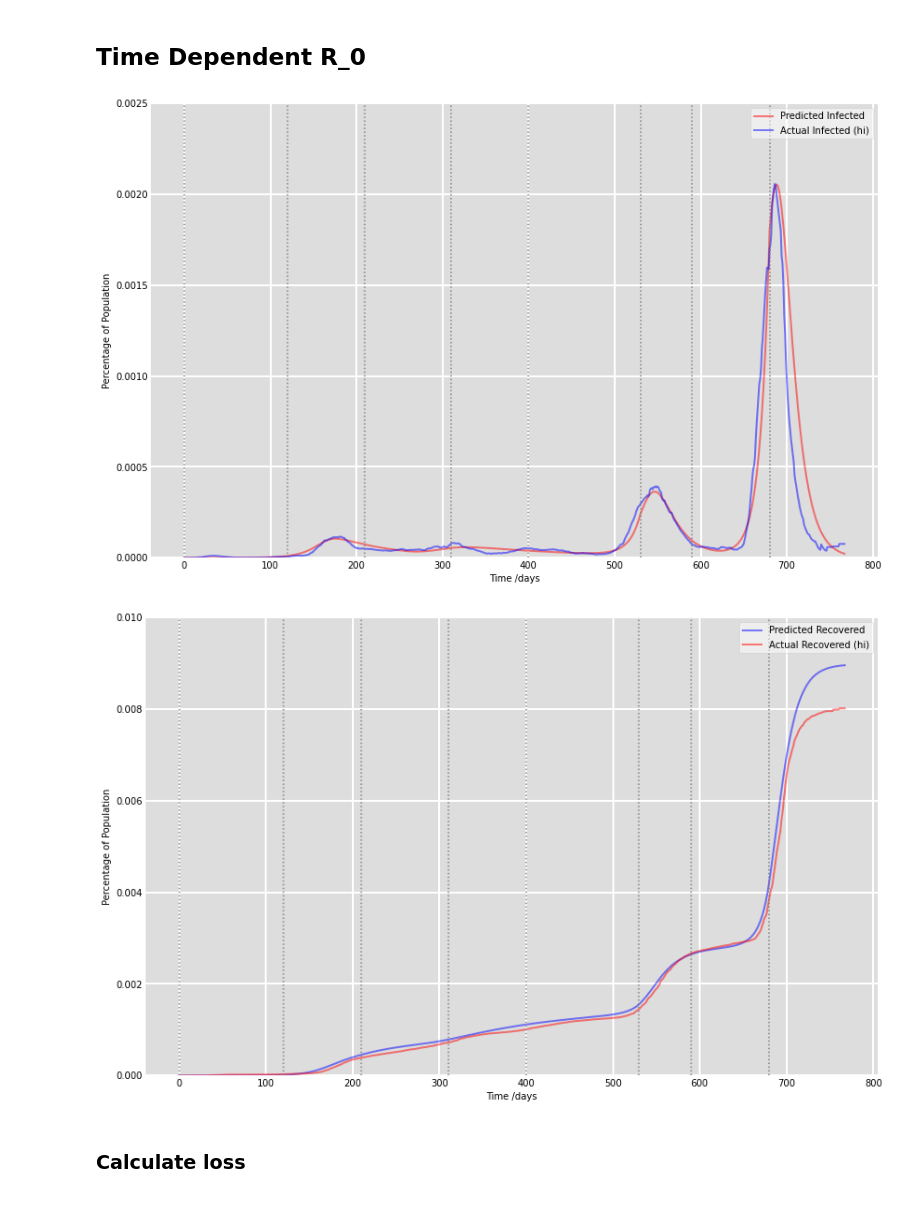
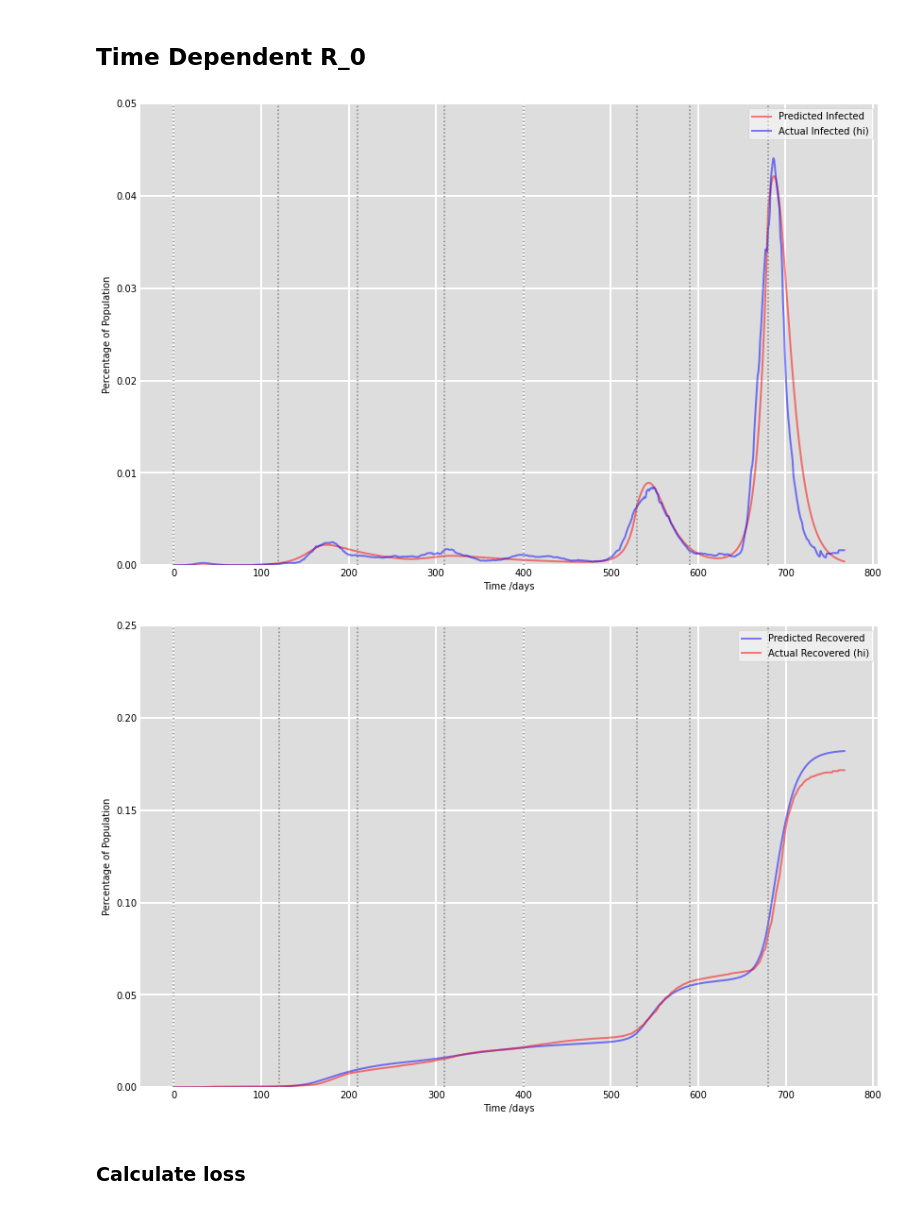
Before and after one commit to aud-z/COVID_SIR, a Jupyter notebook: Part_1_HI.ipynb, the cells around one changed output. Cells and saved outputs as stored; diff of their text form; code cells hidden in the pictures.

```diff
--- a/Part_1_HI.ipynb
+++ b/Part_1_HI.ipynb
@@ -43,7 +43,7 @@ beta = min(1, lam * p) # beta <= 1 by definition
 ### Fixed Parameters ###
 
 # Total population. (hawaii 2020)
-N_total = 29145505
+N_total = 1360301
 
 # Some vaccinated people are immune
 N = N_total
@@ -103,7 +103,7 @@ ax.plot(t, I/N_total, 'r', alpha=0.5, lw=2, label='Predicted Infected')
 ax.plot(t, hi_infected/N_total, 'b', alpha=0.5, lw=2, label='Actual Infected (hi)')
 ax.set_xlabel('Time /days')
 ax.set_ylabel('Percentage of Population')
-ax.set_ylim(0,0.0025)
+ax.set_ylim(0,0.05)
 ax.yaxis.set_tick_params(length=0)
 ax.xaxis.set_tick_params(length=0)
 ax.grid(b=True, which='major', c='w', lw=2, ls='-')
@@ -115,28 +115,28 @@ for spine in ('top', 'right', 'bottom', 'left'):
     ax.spines[spine].set_visible(False)
 plt.show()
 # %% [output]
-[figure, old version]
+[figure, new version]
 # %%
 # Plot actual recovered and predicted recovered
 fig = plt.figure(facecolor='w', figsize = (14, 9))
 ax = fig.add_subplot(111, facecolor='#dddddd', axisbelow=True)
 ax.plot(t, R/N_total, 'b', alpha=0.5, lw=2, label='Predicted Recovered')
 ax.plot(t, hi_recovered/N_total, 'r', alpha=0.5, lw=2, label='Actual Recovered (hi)')
 ax.set_xlabel('Time /days')
 ax.set_ylabel('Percentage of Population')
-ax.set_ylim(0,0.01)
+ax.set_ylim(0,0.25)
 ax.yaxis.set_tick_params(length=0)
 ax.xaxis.set_tick_params(length=0)
 ax.grid(b=True, which='major', c='w', lw=2, ls='-')
 for e in epochs:
     plt.axvline(x=e, color="grey", linestyle=':')
 legend = ax.legend()
 legend.get_frame().set_alpha(0.5)
 for spine in ('top', 'right', 'bottom', 'left'):
     ax.spines[spine].set_visible(False)
 plt.show()
 # %% [output]
-[figure, old version]
+[figure, new version]
 # %% [markdown]
 ### Calculate loss
 # %%
```
Also changed, not shown: parts of 2 cells of this notebook.
